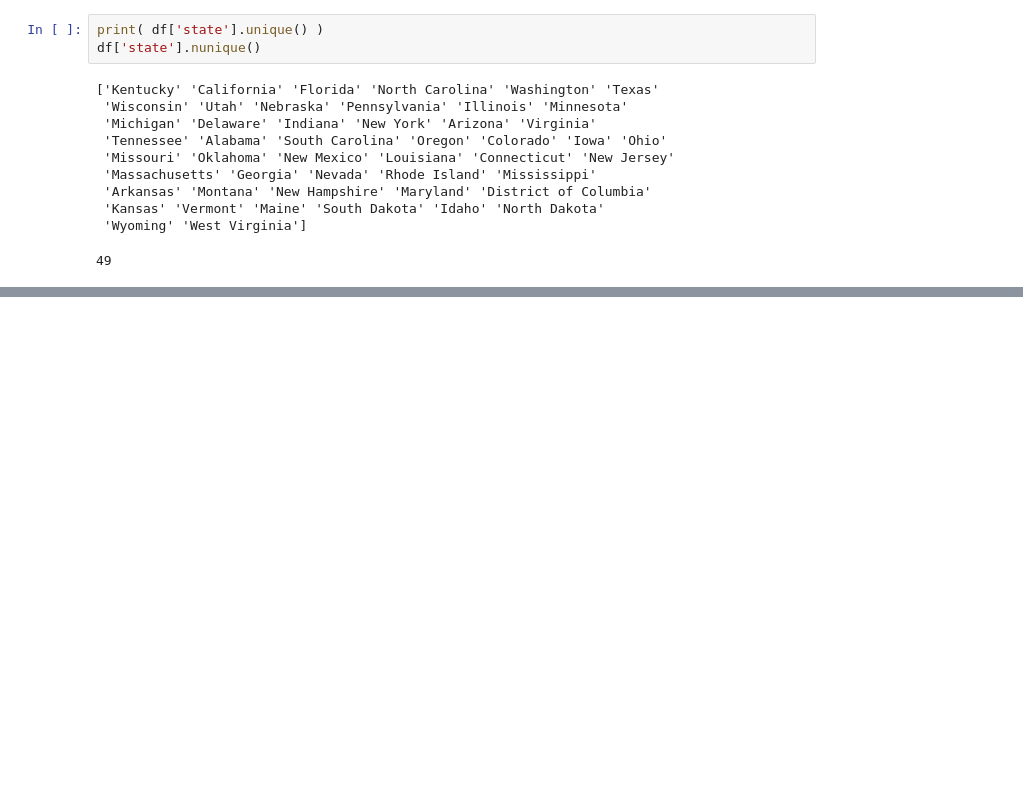
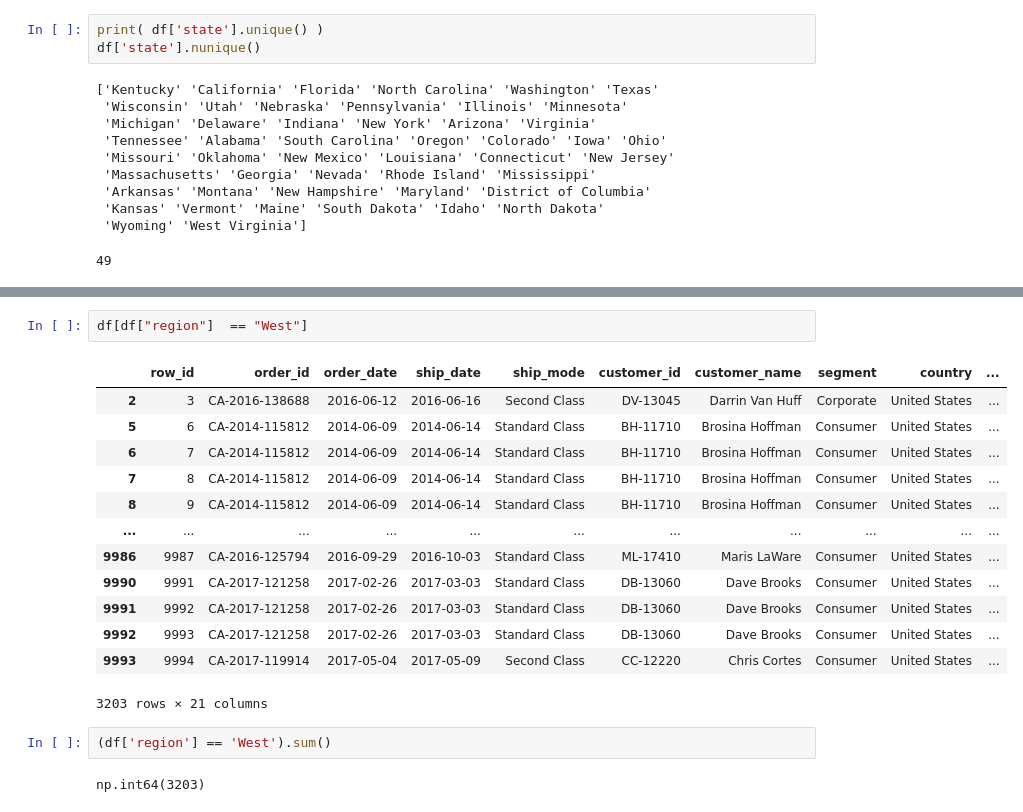
Before and after one commit to Sru-j/Linux, a Jupyter notebook: data_load_url.ipynb, the cells around one changed output, grey strips where cells are left out. Saved outputs shown, nothing was run; the diff lists cells and outputs as text; blank space fills up the shorter version.

```diff
--- a/data_load_url.ipynb
+++ b/data_load_url.ipynb
@@ -334,0 +352,20 @@ df['state'].nunique()
+# %%
+df[df["region"]  == "West"]
+# %% [output]
+|  | row_id | order_id | order_date | ship_date | ship_mode | customer_id | customer_name | segment | country | ... |
+| 2 | 3 | CA-2016-138688 | 2016-06-12 | 2016-06-16 | Second Class | DV-13045 | Darrin Van Huff | Corporate | United States | ... |
+| 5 | 6 | CA-2014-115812 | 2014-06-09 | 2014-06-14 | Standard Class | BH-11710 | Brosina Hoffman | Consumer | United States | ... |
+| 6 | 7 | CA-2014-115812 | 2014-06-09 | 2014-06-14 | Standard Class | BH-11710 | Brosina Hoffman | Consumer | United States | ... |
+| 7 | 8 | CA-2014-115812 | 2014-06-09 | 2014-06-14 | Standard Class | BH-11710 | Brosina Hoffman | Consumer | United States | ... |
+| 8 | 9 | CA-2014-115812 | 2014-06-09 | 2014-06-14 | Standard Class | BH-11710 | Brosina Hoffman | Consumer | United States | ... |
+| ... | ... | ... | ... | ... | ... | ... | ... | ... | ... | ... |
+| 9986 | 9987 | CA-2016-125794 | 2016-09-29 | 2016-10-03 | Standard Class | ML-17410 | Maris LaWare | Consumer | United States | ... |
+| 9990 | 9991 | CA-2017-121258 | 2017-02-26 | 2017-03-03 | Standard Class | DB-13060 | Dave Brooks | Consumer | United States | ... |
+| 9991 | 9992 | CA-2017-121258 | 2017-02-26 | 2017-03-03 | Standard Class | DB-13060 | Dave Brooks | Consumer | United States | ... |
+| 9992 | 9993 | CA-2017-121258 | 2017-02-26 | 2017-03-03 | Standard Class | DB-13060 | Dave Brooks | Consumer | United States | ... |
+| 9993 | 9994 | CA-2017-119914 | 2017-05-04 | 2017-05-09 | Second Class | CC-12220 | Chris Cortes | Consumer | United States | ... |
+3203 rows × 21 columns
+# %%
+(df['region'] == 'West').sum()
+# %% [output]
+np.int64(3203)
```
Also changed, not shown: parts of 3 cells of this notebook.
